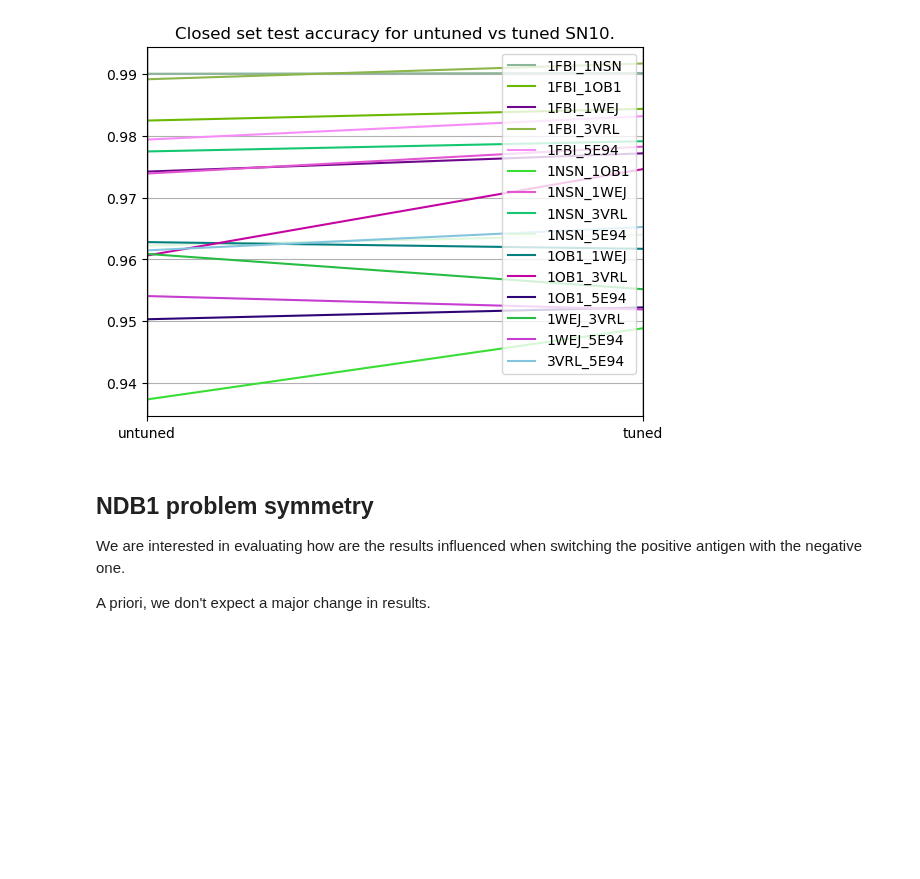
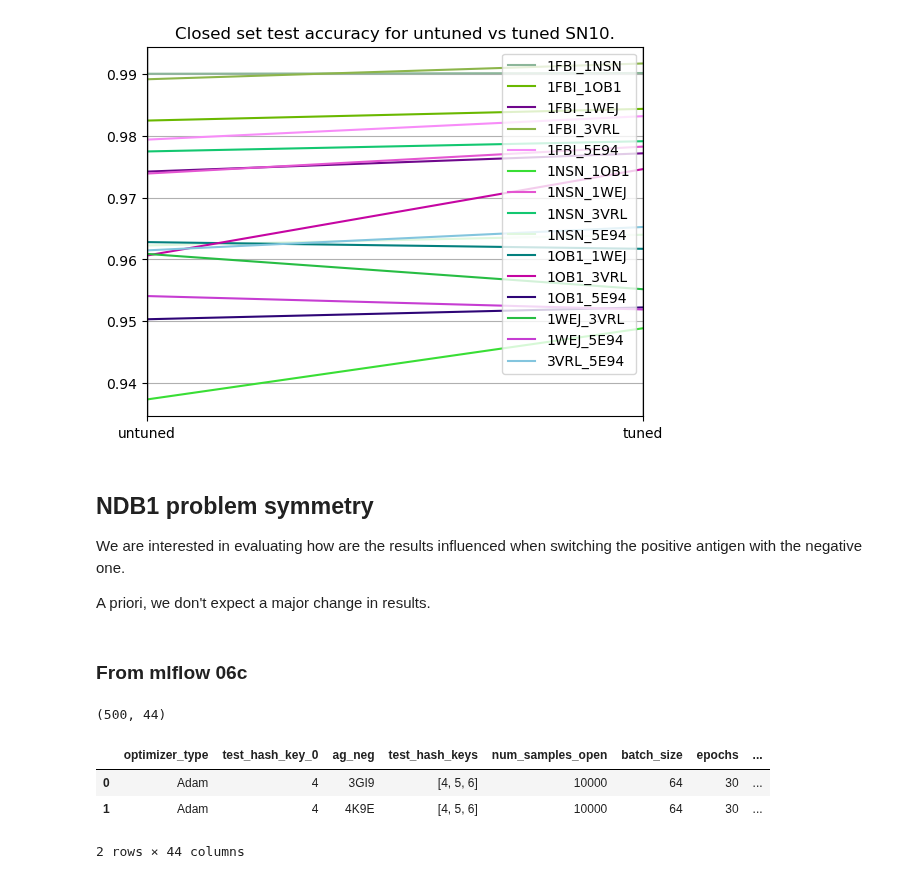
Before and after one commit to csi-greifflab/negative-class-optimization, a Jupyter notebook: notebooks/11_NDB1_Analysis.ipynb, the cells around one changed output. Drawn from its saved outputs; the diff is of its cells as text; code cells hidden in the pictures; blank space fills up the shorter version.

```diff
--- a/notebooks/11_NDB1_Analysis.ipynb
+++ b/notebooks/11_NDB1_Analysis.ipynb
@@ -271,3 +274,5 @@ online_metrics
 # %%
 eval_metrics = ml.evaluate_on_closed_and_open_testsets(open_loader, test_loader, model)
 eval_metrics
+# %% [markdown]
+### From mlflow 06c
@@ -273,0 +288,9 @@ eval_metrics
+# %%
+print(df.shape)
+df.head(2)
+# %% [output]
+(500, 44)
+|  | optimizer_type | test_hash_key_0 | ag_neg | test_hash_keys | num_samples_open | batch_size | epochs | ... |
+| 0 | Adam | 4 | 3GI9 | [4, 5, 6] | 10000 | 64 | 30 | ... |
+| 1 | Adam | 4 | 4K9E | [4, 5, 6] | 10000 | 64 | 30 | ... |
+2 rows × 44 columns
```
Also changed, not shown: parts of 6 cells of this notebook, 21 other files.
